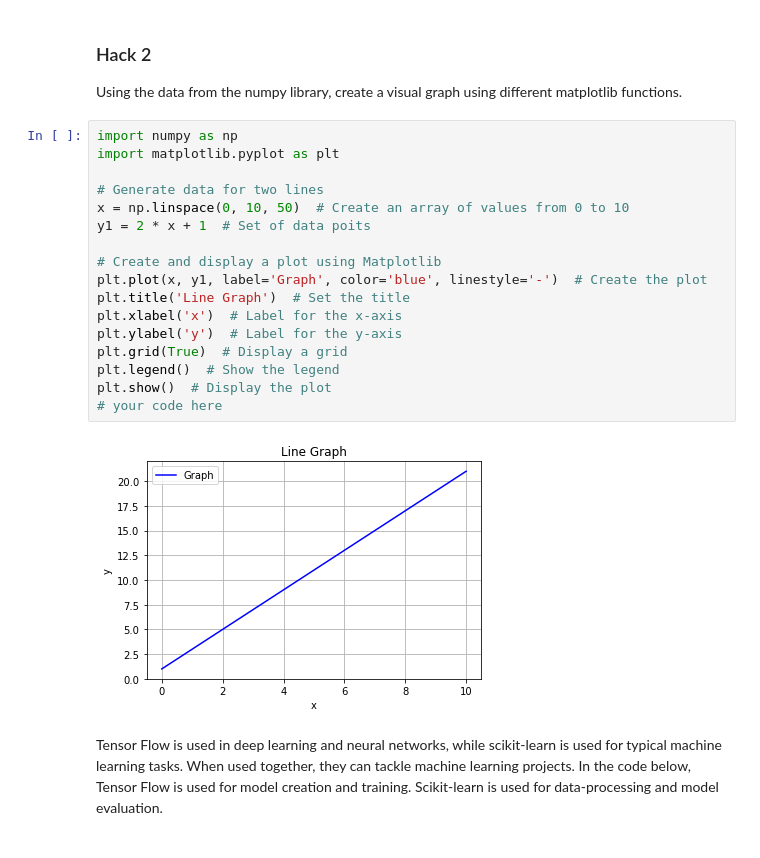
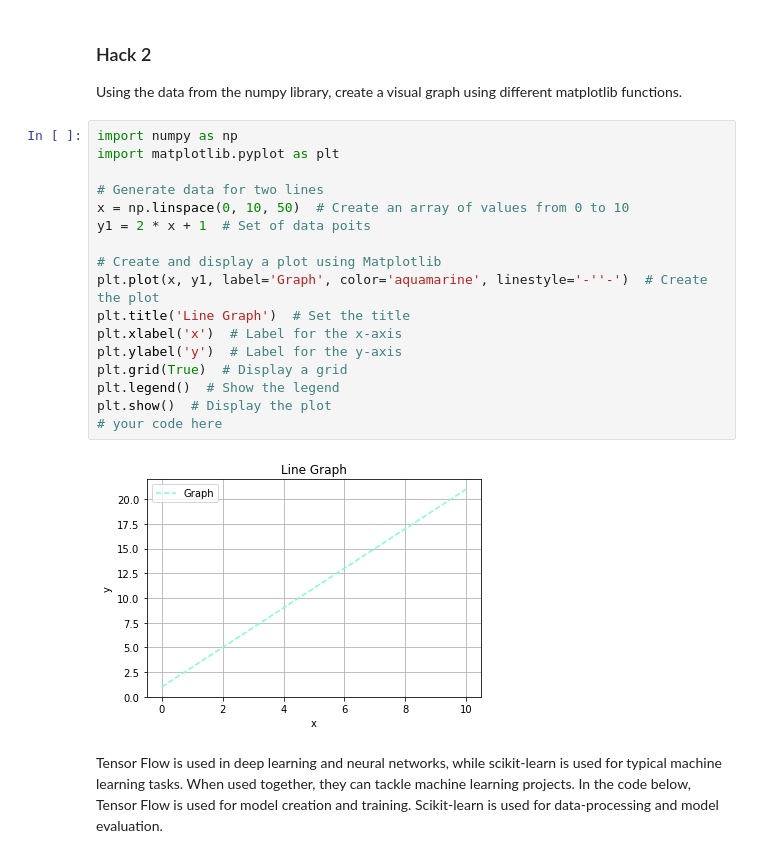
Before and after one commit to sumedhaKl/student-2, a Jupyter notebook: _posts/2023-10-26-Python-Libraries.ipynb, the cells around one changed output. Drawn from its saved outputs; the diff is of its cells as text.

```diff
--- a/_posts/2023-10-26-Python-Libraries.ipynb
+++ b/_posts/2023-10-26-Python-Libraries.ipynb
@@ -150,22 +143,22 @@ Using the data from the numpy library, create a visual graph using different mat
 # %%
 import numpy as np
 import matplotlib.pyplot as plt
 
 # Generate data for two lines
 x = np.linspace(0, 10, 50)  # Create an array of values from 0 to 10
 y1 = 2 * x + 1  # Set of data poits
 
 # Create and display a plot using Matplotlib
-plt.plot(x, y1, label='Graph', color='blue', linestyle='-')  # Create the plot
+plt.plot(x, y1, label='Graph', color='aquamarine', linestyle='-''-')  # Create the plot
 plt.title('Line Graph')  # Set the title
 plt.xlabel('x')  # Label for the x-axis
 plt.ylabel('y')  # Label for the y-axis
 plt.grid(True)  # Display a grid
 plt.legend()  # Show the legend
 plt.show()  # Display the plot
 # your code here
 # %% [output]
-[figure, old version]
+[figure, new version]
 # %% [markdown]
 Tensor Flow is used in deep learning and neural networks, while scikit-learn is used for typical machine learning tasks. When used together, they can tackle machine learning projects. In the code below, Tensor Flow is used for model creation and training. Scikit-learn is used for data-processing and model evaluation.
 # %% [markdown]
```
Also changed, not shown: parts of 6 cells of this notebook.
